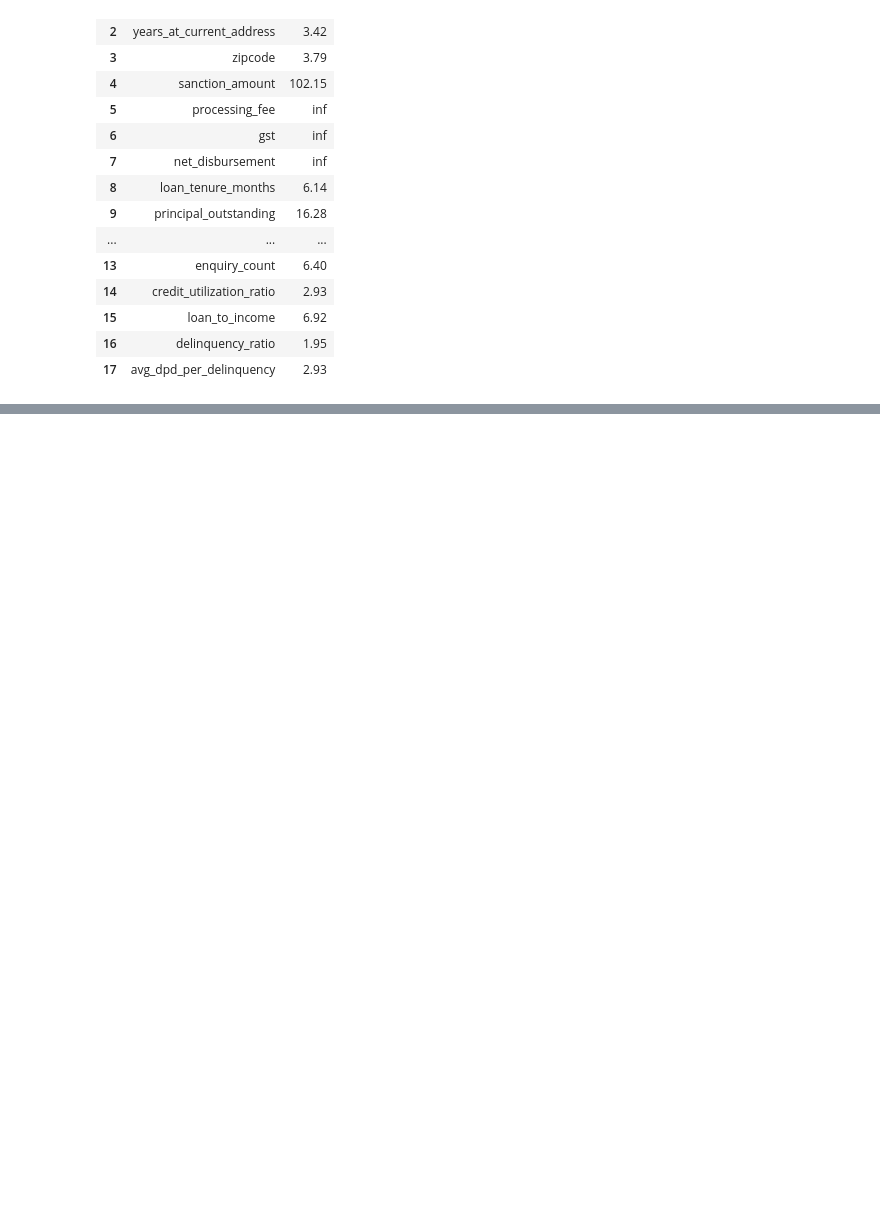
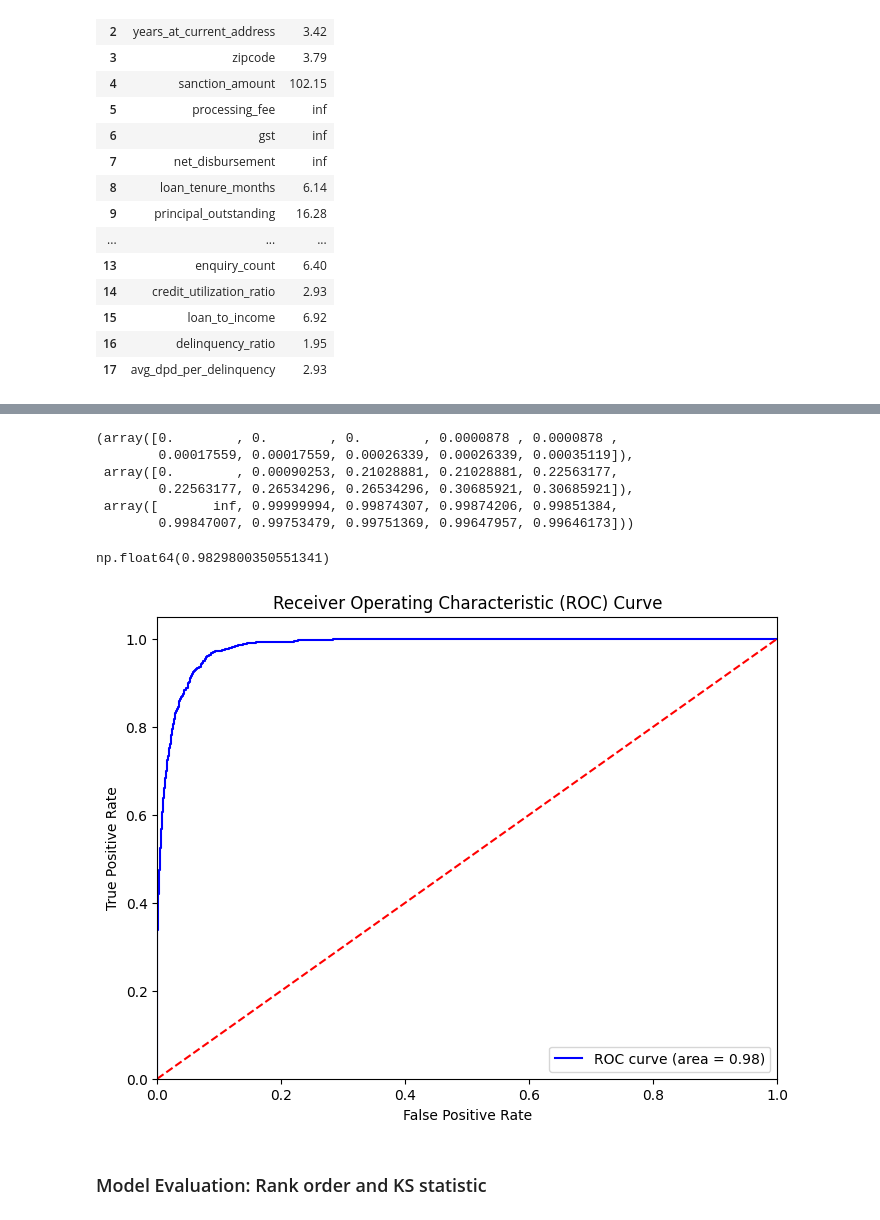
Before and after one commit to HanumantPatil/GenAIAndMachineLearningProjects, a Jupyter notebook: PracticeCode/cradit_risk_prediector/cradit_risk_model.ipynb, the cells around one changed output, grey strips where cells are left out. Cells and saved outputs as stored; diff of their text form; code cells hidden in the pictures; blank space fills up the shorter version.

```diff
--- a/PracticeCode/cradit_risk_prediector/cradit_risk_model.ipynb
+++ b/PracticeCode/cradit_risk_prediector/cradit_risk_model.ipynb
@@ -612,0 +785,3 @@ calculate_vif(X_train[cols_to_scale])
+# %%
+X_train_encoded = pd.get_dummies(X_train_reduced, drop_first=True)
+X_test_encoded = pd.get_dummies(X_test_reduced, drop_first=True)
@@ -612,0 +1030,7 @@ calculate_vif(X_train[cols_to_scale])
+# %%
+model_resampled = LogisticRegression(max_iter=1000)
+model_resampled.fit(X_train_resampled, y_train_resampled)
+
+y_pred_resampled = model_resampled.predict(X_test_encoded)
+report_resampled = classification_report(y_test, y_pred_resampled)
+print("Classification Report for Resampled Logistic Regression Model:\n", report_resampled)
@@ -612,0 +1092,16 @@ calculate_vif(X_train[cols_to_scale])
+# %%
+print("Best parameters found: ", study.best_params)
+print("Best cross-validation F1 score: {:.2f}".format(study.best_value))
+print("Best trial")
+print("F1-score: {:.2f}".format(study.best_trial.value))
+print(" Params: ")
+for key, value in study.best_trial.params.items():
+    print(f"  {key}: {value}")
+
+best_model_logistic = LogisticRegression(**study.best_trial.params, max_iter=10000)
+best_model_logistic.fit(X_train_resampled, y_train_resampled)
+
+y_pred_best_logistic = best_model_logistic.predict(X_test_encoded)
+report_best_logistic = classification_report(y_test, y_pred_best_logistic)
+print("Classification Report for Best Logistic Regression Model:")
+print(report_best_logistic)
@@ -612,0 +1235,34 @@ calculate_vif(X_train[cols_to_scale])
+# %%
+probabilities_logistic = best_model_logistic.predict_proba(X_test_encoded)
+probabilities_logistic = best_model_logistic.predict_proba(X_test_encoded)[:, 1]
+
+fpr, tpr, thresholds = roc_curve(y_test, probabilities_logistic)
+fpr[:10], tpr[:10], thresholds[:10]
+# %% [output]
+(array([0.        , 0.        , 0.        , 0.0000878 , 0.0000878 ,
+        0.00017559, 0.00017559, 0.00026339, 0.00026339, 0.00035119]),
+ array([0.        , 0.00090253, 0.21028881, 0.21028881, 0.22563177,
+        0.22563177, 0.26534296, 0.26534296, 0.30685921, 0.30685921]),
+ array([       inf, 0.99999994, 0.99874307, 0.99874206, 0.99851384,
+        0.99847007, 0.99753479, 0.99751369, 0.99647957, 0.99646173]))
+# %%
+from sklearn.metrics import auc, roc_auc_score
+area = auc(fpr, tpr)
+area
+# %% [output]
+np.float64(0.9829800350551341)
+# %%
+plt.figure(figsize=(8, 6))
+plt.plot(fpr, tpr, color='blue', label='ROC curve (area = {:.2f})'.format(roc_auc_score(y_test, probabilities_logistic)))
+plt.plot([0, 1], [0, 1], color='red', linestyle='--')
+plt.xlim([0.0, 1.0])
+plt.ylim([0.0, 1.05])
+plt.xlabel('False Positive Rate')
+plt.ylabel('True Positive Rate')
+plt.title('Receiver Operating Characteristic (ROC) Curve')
+plt.legend(loc='lower right')
+plt.show()
+# %% [output]
+[figure, added]
+# %% [markdown]
+### Model Evaluation: Rank order and KS statistic
```
Also changed, not shown: parts of 39 cells of this notebook, 7 other files.
